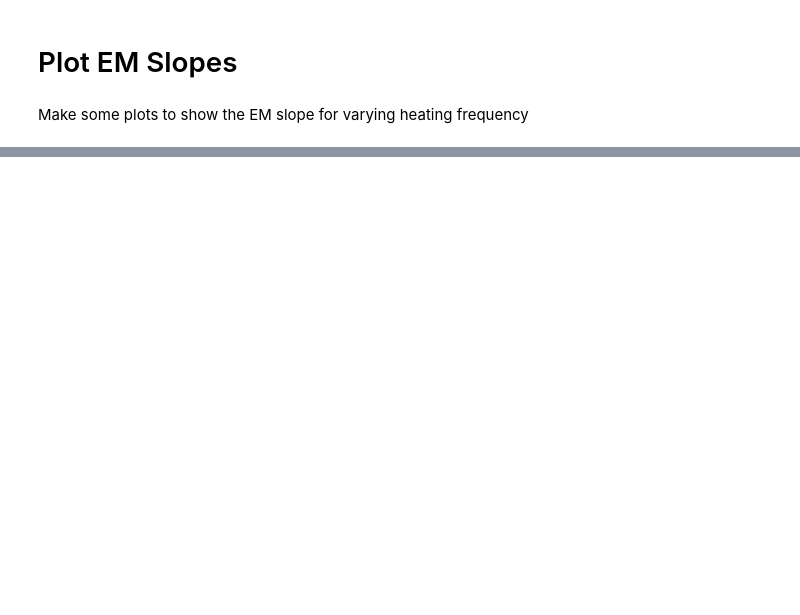
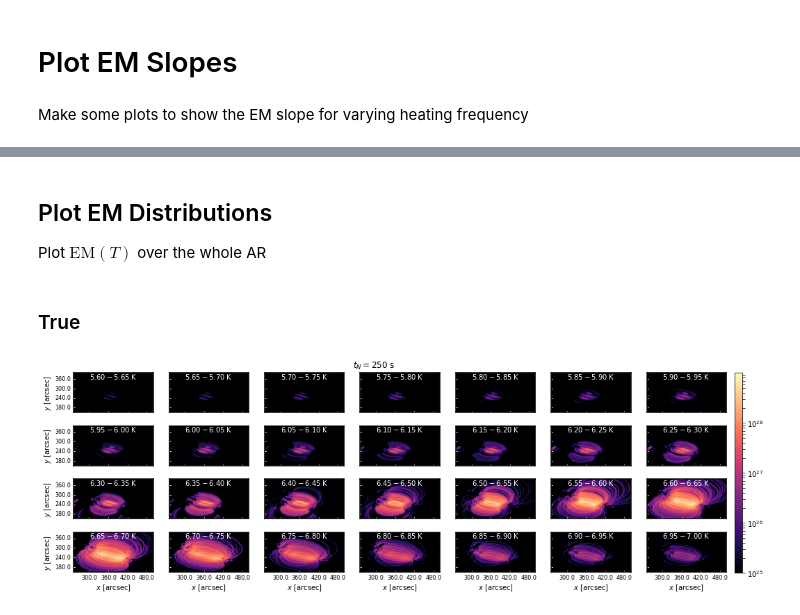
Before and after one commit to wtbarnes/loops-workshop-2017-talk, a Jupyter notebook: notebooks/plot_slopes.ipynb, the cells around one changed output, grey strips where cells are left out. Drawn from its saved outputs; the diff is of its cells as text; code cells hidden in the pictures; blank space fills up the shorter version.

```diff
--- a/notebooks/plot_slopes.ipynb
+++ b/notebooks/plot_slopes.ipynb
@@ -33,3 +26,49 @@ frequencies = [250,
                #'750-ion',
                2500,
                5000]
+# %% [markdown]
+## Plot EM Distributions
+Plot $\mathrm{EM}(T)$ over the whole AR
+# %% [markdown]
+### True
+# %%
+fig = plt.figure(figsize=(16,5))
+fig.suptitle(r'$t_N=250$ s')
+plt.subplots_adjust(right=0.94,top=0.94)
+cax = fig.add_axes([0.95, 0.13, 0.01, 0.8])
+tmp_em_cube = EMCube.restore('../data/em_cubes_true_tn250_t7500-12500.h5')
+for i in range(tmp_em_cube.temperature_bin_edges.shape[0]-1):
+    # apply a filter to the
+    tmp = tmp_em_cube[i].submap(u.Quantity([250,500],u.arcsec),u.Quantity([150,400],u.arcsec))
+    tmp.data = gaussian_filter(tmp.data,1)
+    # set up axes properly and add plot
+    ax = fig.add_subplot(4,7,i+1,projection=tmp)
+    im = tmp.plot(axes=ax,
+                  annotate=False,
+                  norm=matplotlib.colors.SymLogNorm(1,vmin=1e25,vmax=1e29),
+                  cmap=plt.get_cmap('magma')
+                 )
+    # set title and labels
+    xtext,ytext = tmp.data_to_pixel(300*u.arcsec,360*u.arcsec)
+    ax.text(xtext.value,ytext.value,r'${t0:.2f}-{t1:.2f}$ {uni}'.format(t0=np.log10(tmp.meta['temp_a']),
+                                                                        t1=np.log10(tmp.meta['temp_b']),
+                                                                        uni='K'),color='w')
+    if i<21:
+        ax.coords[0].set_ticklabel_visible(False)
+    else:
+        ax.set_xlabel(r'$x$ [{}]'.format(u.Unit(tmp.meta['cunit1'])))
+    if i%7==0:
+        ax.set_ylabel(r'$y$ [{}]'.format(u.Unit(tmp.meta['cunit2'])))
+    else:
+        ax.coords[1].set_ticklabel_visible(False)
+    ax.coords[0].grid(alpha=0)
+    ax.coords[1].grid(alpha=0)
+    ax.coords[0].set_ticks(size=2)
+    ax.coords[1].set_ticks(size=2)
+    ax.coords[0].ticklabels.set_fontsize(8)
+    ax.coords[1].ticklabels.set_fontsize(8)
+
+cbar = fig.colorbar(im,cax=cax)
+fig.savefig('../loops-workshop-2017-talk/template/img/em_ar_true_tn{:04d}.png'.format(250),dpi=200,bbox_inches='tight')
+# %% [output]
+[figure, added]
```
Also changed, not shown: parts of 13 cells of this notebook, 2 other files.
